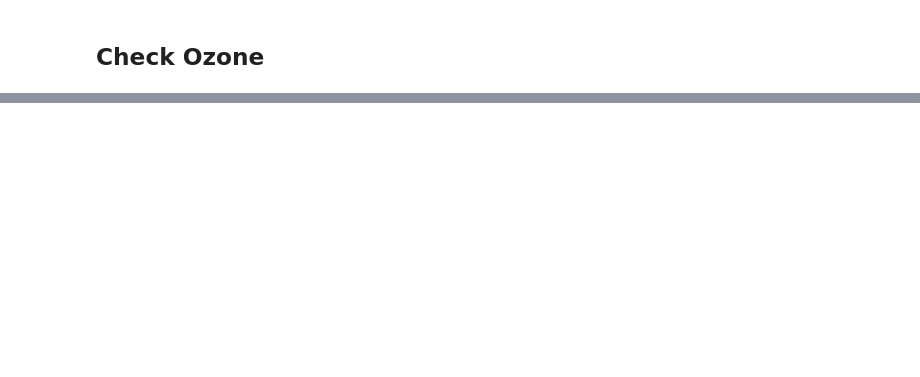
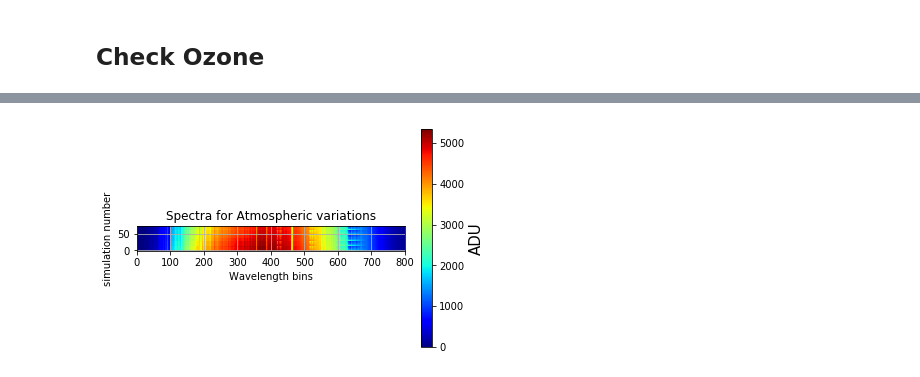
Before and after one commit to LSSTDESC/Spectractor, a Jupyter notebook: notebooks/CheckAtmSimul.ipynb, the cells around one changed output, grey strips where cells are left out. Drawn from its saved outputs; the diff is of its cells as text; code cells hidden in the pictures; blank space fills up the shorter version.

```diff
--- a/notebooks/CheckAtmSimul.ipynb
+++ b/notebooks/CheckAtmSimul.ipynb
@@ -172,0 +185,10 @@ Text(0.5,1,u'Ozone Variation')
+# %%
+    img=plt.imshow(data[1:,index_atm_data:],origin='lower',cmap='jet')
+plt.xlabel("Wavelength bins")
+plt.ylabel("simulation number")
+plt.title("Spectra for Atmospheric variations")
+cbar=plt.colorbar(img)
+cbar.set_label('ADU',size=15)
+plt.grid(True)
+# %% [output]
+[figure, added]
```
Also changed, not shown: parts of 12 cells of this notebook, 1 other file.
